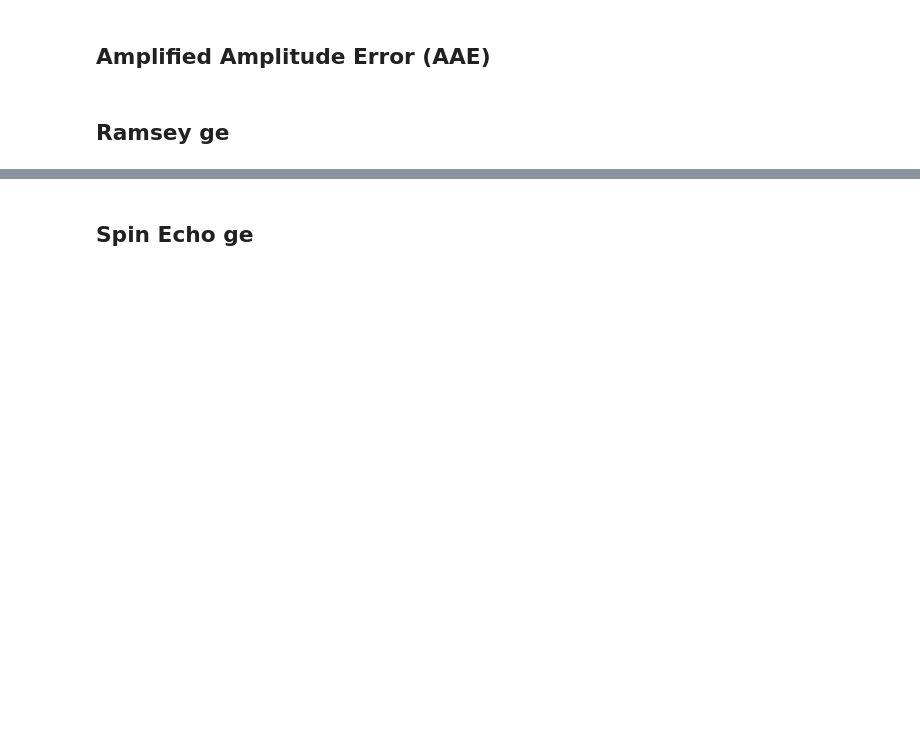
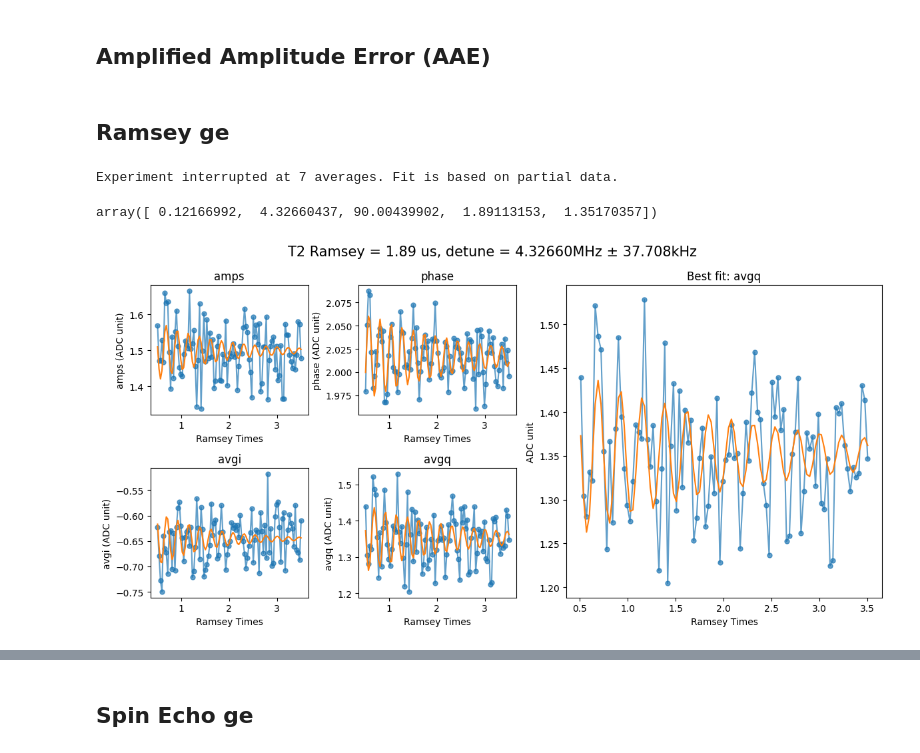
Before and after one commit to JayChien04717/SQC_soc, a Jupyter notebook: new_single_qb_cal.ipynb, the cells around one changed output, grey strips where cells are left out. Drawn from its saved outputs; the diff is of its cells as text; code cells hidden in the pictures; blank space fills up the shorter version.

```diff
--- a/new_single_qb_cal.ipynb
+++ b/new_single_qb_cal.ipynb
@@ -261,21 +312,25 @@ aae.run(20, liveplot=True, iteration=15)
 # %%
 from qick_workspace.newscrip.s006_Ramsey_ge import Ramsey
 
 run_cfg = config_all.get_qubit(qubit)
 
 START_TIME = 0.0  # [us]
-STOP_TIME = 5  # [us]
+STOP_TIME = 3  # [us]
 STEPS = 100
 run_cfg.update(
     [
         ("steps", STEPS),
         ("wait_time", QickSweep1D("waitloop", START_TIME, STOP_TIME)),
         ("ramsey_freq", 2),
     ]
 )
 
 t2r = Ramsey(soc, soccfg, run_cfg)
-t2r.run(10)
+t2r.run(50)
 # t2r.saveLabber(qubit, yoko_value=yoko_value)
+# %% [output]
+Experiment interrupted at 7 averages. Fit is based on partial data.
+array([ 0.12166992,  4.32660437, 90.00439902,  1.89113153,  1.35170357])
+[figure, added]
 # %%
 config_all.update("qb.qb_freq_ge", t2r.correct_detune(), qubit)
```
Also changed, not shown: parts of 15 cells of this notebook, 47 other files.
